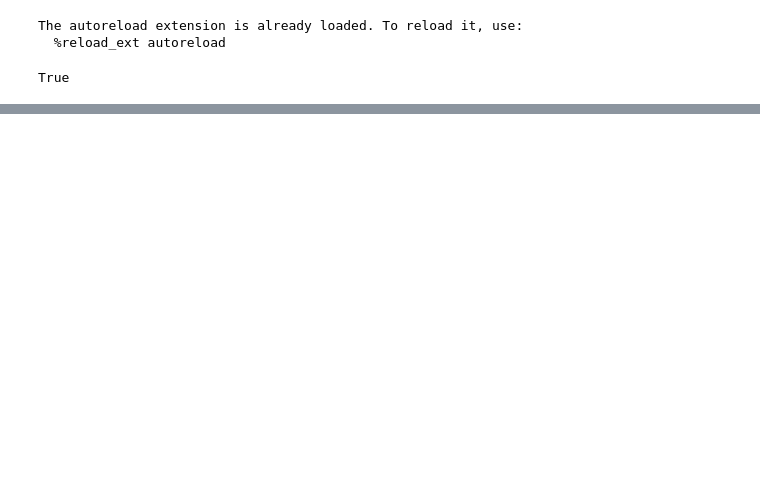
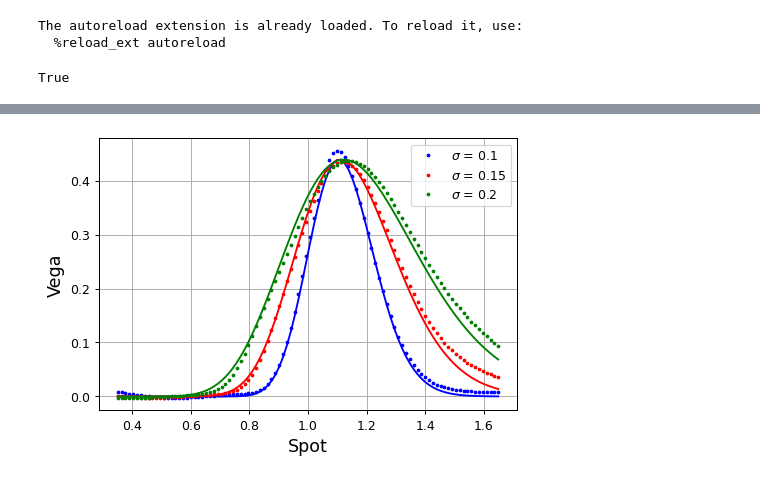
Before and after one commit to Zattera44/Speciale, a Jupyter notebook: deep_learning/diffDL.ipynb, the cells around one changed output, grey strips where cells are left out. Drawn from its saved outputs; the diff is of its cells as text; code cells hidden in the pictures; blank space fills up the shorter version.

```diff
--- a/deep_learning/diffDL.ipynb
+++ b/deep_learning/diffDL.ipynb
@@ -31,7 +31,7 @@ n_epochs = 100
 batch_size = int(max(256, size // 16))
 custom_training = False
 
-type = 'European' # Options: 'Cliquet', 'Asian', 'European', 'BlackScholes'
+type = 'BlackScholes' # 'Cliquet', 'Asian', 'European', 'BlackScholes'
 
 T = 1
 H = 0.1
@@ -88,5 +74,5 @@ if type == None:
 # %%
-nn = create_graph(layers=layers, units=units)
+nn = create_graph(layers=layers, units=units, input_dim=x.shape[1])
 
 if custom_training:
 
@@ -148,0 +226,27 @@ plot_value_delta(xTest, yPred, yTest, dydxPred, dydxTest, size)
+# %%
+if type == 'BlackScholes':
+    spt = np.linspace(0.35,1.65,100)
+    sigs = [0.1, 0.15, 0.20]
+    col = ['blue', 'red', 'green']
+    i = 0
+    fig = plt.subplots(1, 1, squeeze=False, dpi=90)
+    for s in sigs:
+        sig = np.repeat(s,100)
+        x = np.c_[spt, sig]
+        x_scaled = (x - x_mean) / x_std
+        y_scaled, dydx_scaled = nn.predict(x_scaled)
+        y_pred = y_mean + y_std * y_scaled
+        dydx_pred = y_std / x_std * dydx_scaled
+        vega = []
+        for spot in spt:
+            vega.append(bsVega(spot,1.1,s,1))
+        plt.plot(spt, vega, col[i])
+        plt.plot(spt, dydx_pred[:,1], 'co', markersize=2, color=col[i], label=r'$\sigma$ = {}'.format(s))
+        i += 1
+
+    plt.xlabel('Spot', fontsize=14)
+    plt.ylabel('Vega', fontsize=14)
+    plt.grid(True)
+    plt.legend()
+# %% [output]
+[figure, added]
```
Also changed, not shown: parts of 5 cells of this notebook, 18 other files.
